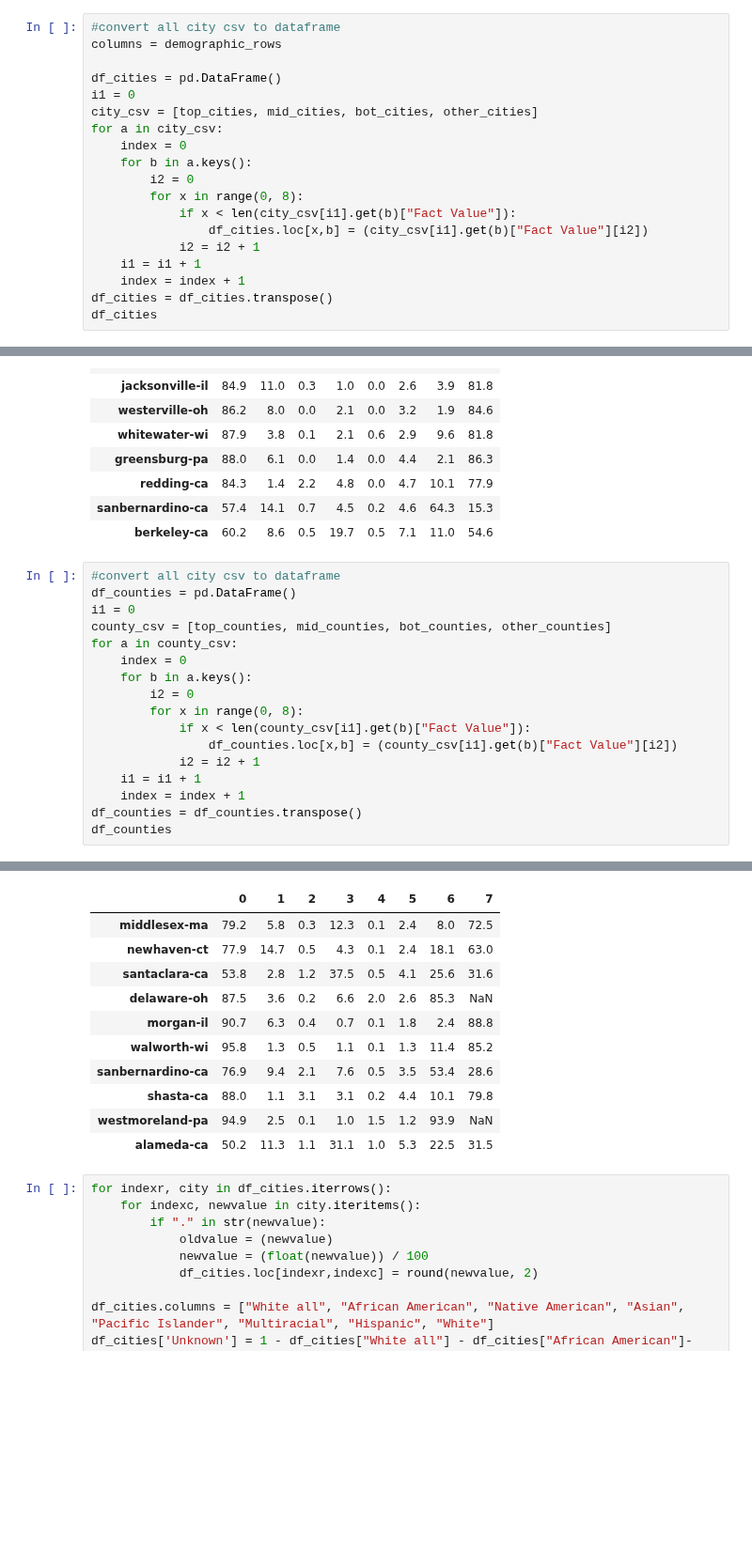
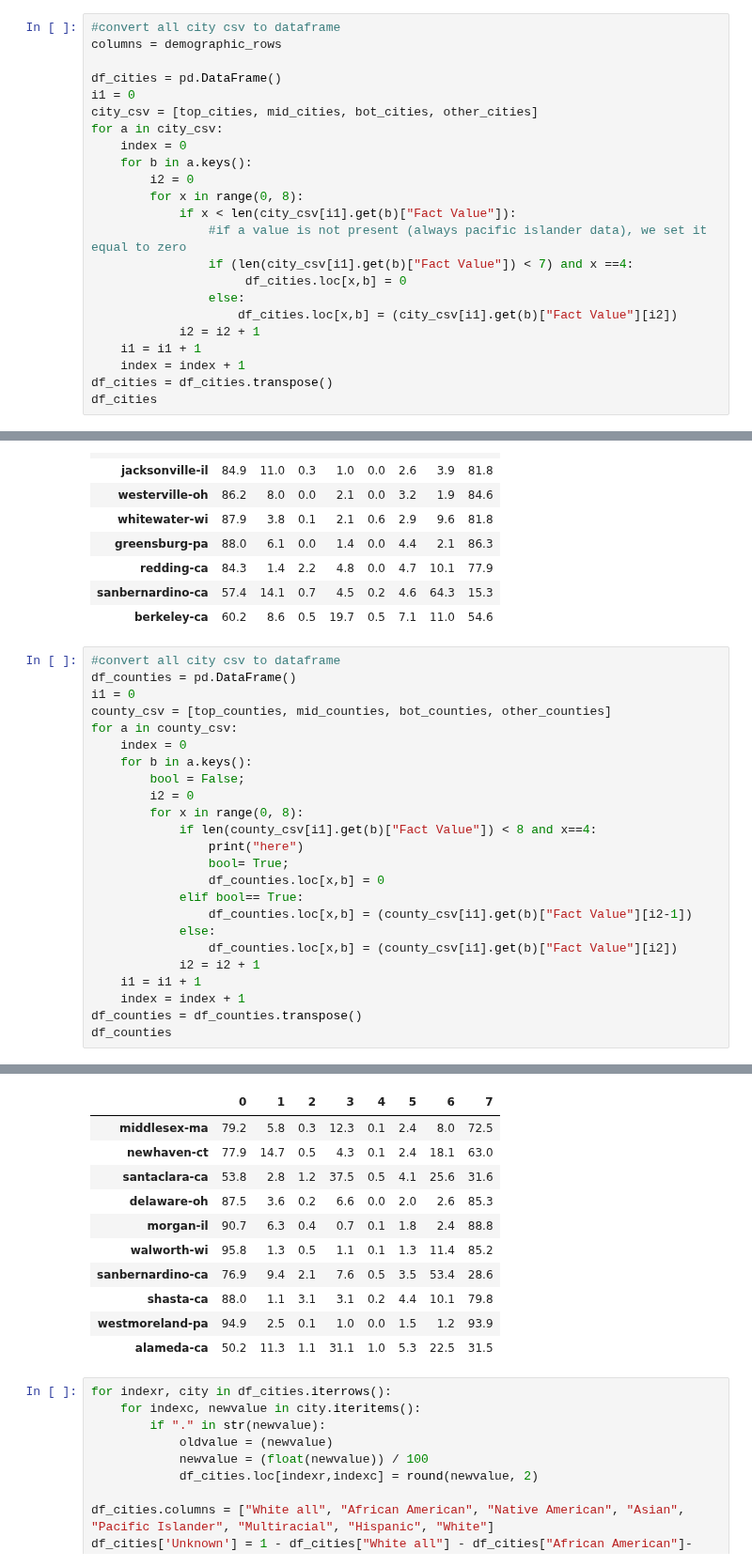
Before and after one commit to nforesti/education, a Jupyter notebook: city_and_county_datasets.ipynb, the cells around one changed output, grey strips where cells are left out. Shown at 94% size. Saved outputs shown, nothing was run; the diff lists cells and outputs as text; blank space fills up the shorter version.

Commit message:
fixed Nan issue in county dataset

```diff
--- a/city_and_county_datasets.ipynb
+++ b/city_and_county_datasets.ipynb
@@ -278,7 +278,11 @@ for a in city_csv:
         i2 = 0
         for x in range(0, 8):
             if x < len(city_csv[i1].get(b)["Fact Value"]):
-                df_cities.loc[x,b] = (city_csv[i1].get(b)["Fact Value"][i2])
+                #if a value is not present (always pacific islander data), we set it equal to zero
+                if (len(city_csv[i1].get(b)["Fact Value"]) < 7) and x ==4:
+                     df_cities.loc[x,b] = 0
+                else:
+                    df_cities.loc[x,b] = (city_csv[i1].get(b)["Fact Value"][i2])
             i2 = i2 + 1
     i1 = i1 + 1
     index = index + 1
@@ -304,9 +308,16 @@ county_csv = [top_counties, mid_counties, bot_counties, other_counties]
 for a in county_csv:
     index = 0
     for b in a.keys():
+        bool = False;
         i2 = 0
         for x in range(0, 8):
-            if x < len(county_csv[i1].get(b)["Fact Value"]):
+            if len(county_csv[i1].get(b)["Fact Value"]) < 8 and x==4:
+                print("here")
+                bool= True;
+                df_counties.loc[x,b] = 0
+            elif bool== True:
+                df_counties.loc[x,b] = (county_csv[i1].get(b)["Fact Value"][i2-1])
+            else:
                 df_counties.loc[x,b] = (county_csv[i1].get(b)["Fact Value"][i2])
             i2 = i2 + 1
     i1 = i1 + 1
@@ -317,13 +330,13 @@ df_counties
 |  | 0 | 1 | 2 | 3 | 4 | 5 | 6 | 7 |
 | middlesex-ma | 79.2 | 5.8 | 0.3 | 12.3 | 0.1 | 2.4 | 8.0 | 72.5 |
 | newhaven-ct | 77.9 | 14.7 | 0.5 | 4.3 | 0.1 | 2.4 | 18.1 | 63.0 |
 | santaclara-ca | 53.8 | 2.8 | 1.2 | 37.5 | 0.5 | 4.1 | 25.6 | 31.6 |
-| delaware-oh | 87.5 | 3.6 | 0.2 | 6.6 | 2.0 | 2.6 | 85.3 | NaN |
+| delaware-oh | 87.5 | 3.6 | 0.2 | 6.6 | 0.0 | 2.0 | 2.6 | 85.3 |
 | morgan-il | 90.7 | 6.3 | 0.4 | 0.7 | 0.1 | 1.8 | 2.4 | 88.8 |
 | walworth-wi | 95.8 | 1.3 | 0.5 | 1.1 | 0.1 | 1.3 | 11.4 | 85.2 |
 | sanbernardino-ca | 76.9 | 9.4 | 2.1 | 7.6 | 0.5 | 3.5 | 53.4 | 28.6 |
 | shasta-ca | 88.0 | 1.1 | 3.1 | 3.1 | 0.2 | 4.4 | 10.1 | 79.8 |
-| westmoreland-pa | 94.9 | 2.5 | 0.1 | 1.0 | 1.5 | 1.2 | 93.9 | NaN |
+| westmoreland-pa | 94.9 | 2.5 | 0.1 | 1.0 | 0.0 | 1.5 | 1.2 | 93.9 |
 | alameda-ca | 50.2 | 11.3 | 1.1 | 31.1 | 1.0 | 5.3 | 22.5 | 31.5 |
 # %%
 for indexr, city in df_cities.iterrows():
```
Also changed, not shown: parts of 2 cells of this notebook.
